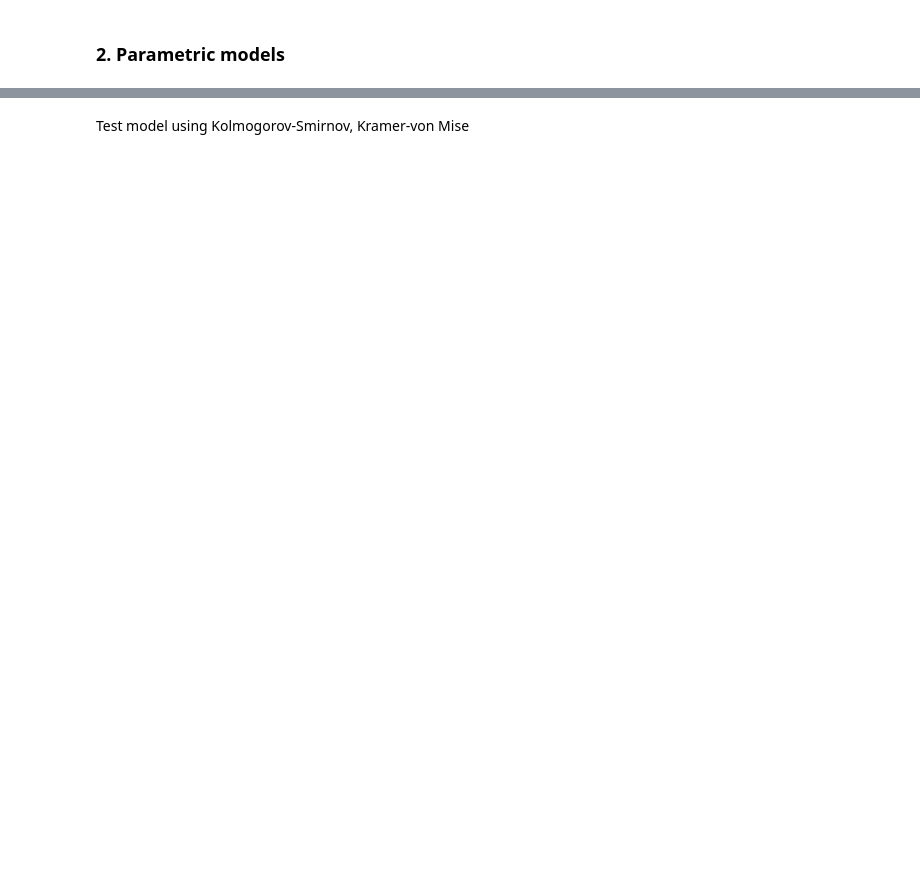
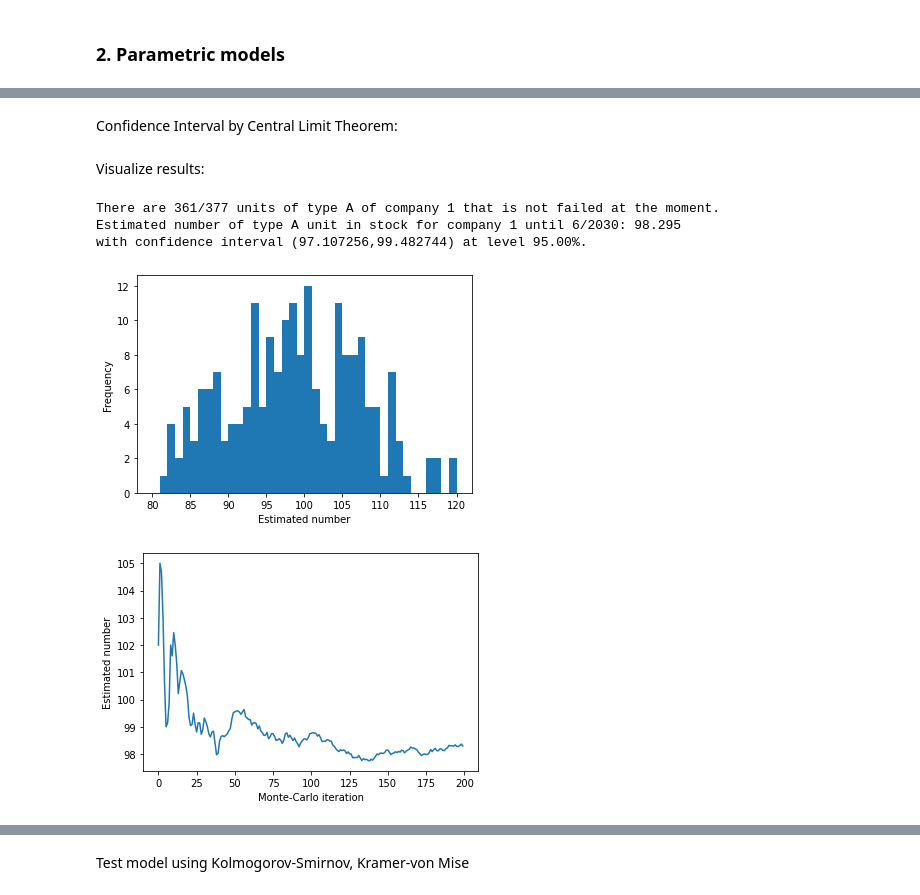
Before and after one commit to nghi-truyen/Flight-Data-Analysis, a Jupyter notebook: FlightDataAnalysis.ipynb, the cells around one changed output, grey strips where cells are left out. Cells and saved outputs as stored; diff of their text form; code cells hidden in the pictures; blank space fills up the shorter version.

Commit message:
Add files via upload
Stock optimisation

```diff
--- a/FlightDataAnalysis.ipynb
+++ b/FlightDataAnalysis.ipynb
@@ -211,0 +216,6 @@ for typ in types:
+# %%
+airlines = pd.read_excel(file_location, sheet_name='Airlines')
+list_company = pd.unique(airlines["Company"])
+list_company = list_company[np.logical_not(pd.isnull(list_company))]
+print("List of companies :",list_company)
+airlines
@@ -211,0 +319,45 @@ for typ in types:
+# %% [markdown]
+Confidence Interval by Central Limit Theorem:
+# %%
+def CI(Y,alpha=alpha):
+    n=len(Y)
+    mu=np.mean(Y)
+    std=np.std(Y)
+    q=norm.ppf(1-alpha/2, loc=0, scale=1)
+    S=std*q/np.sqrt(n)
+    low=np.max([0.0,mu-S])
+    high=mu+S
+    return (low,high)
+# %% [markdown]
+Visualize results:
+# %%
+def Result_display(company,unit_type,year,month,alpha=alpha):
+    s,t,y = Estimated_Stock(company,unit_type,year,month)
+    print("There are %d/%d units of type %s of company %d that is not failed at the moment."%(t[0],t[1],unit_type,company))
+    print("Estimated number of type %s unit in stock for company %d until %d/%d:"%(unit_type,company,month,year), s)
+    ci=CI(y) #Confidence interval
+    print("with confidence interval (%f,%f) at level %0.2f"%(ci[0],ci[1],100-100*alpha), end="")
+    print("%.")
+    plt.hist(y, bins = np.arange(int(np.min(y)-1),int(np.max(y)+1),1))
+    plt.ylabel('Frequency')
+    plt.xlabel('Estimated number')
+    plt.show()
+    y_sum = np.cumsum(y)
+    moyen = y_sum/np.arange(1, len(y)+1,1)
+    plt.plot(moyen)
+    plt.ylabel('Estimated number')
+    plt.xlabel('Monte-Carlo iteration')
+    plt.show()
+# %%
+company=1         #INTEGER
+unit_type='A' #STRING
+year=2030         #INTEGER
+month=6           #INTEGER
+
+Result_display(company,unit_type,year,month)
+# %% [output]
+There are 361/377 units of type A of company 1 that is not failed at the moment.
+Estimated number of type A unit in stock for company 1 until 6/2030: 98.295
+with confidence interval (97.107256,99.482744) at level 95.00%.
+[figure, added]
+[figure, added]
```
Also changed, not shown: parts of 51 cells of this notebook.
